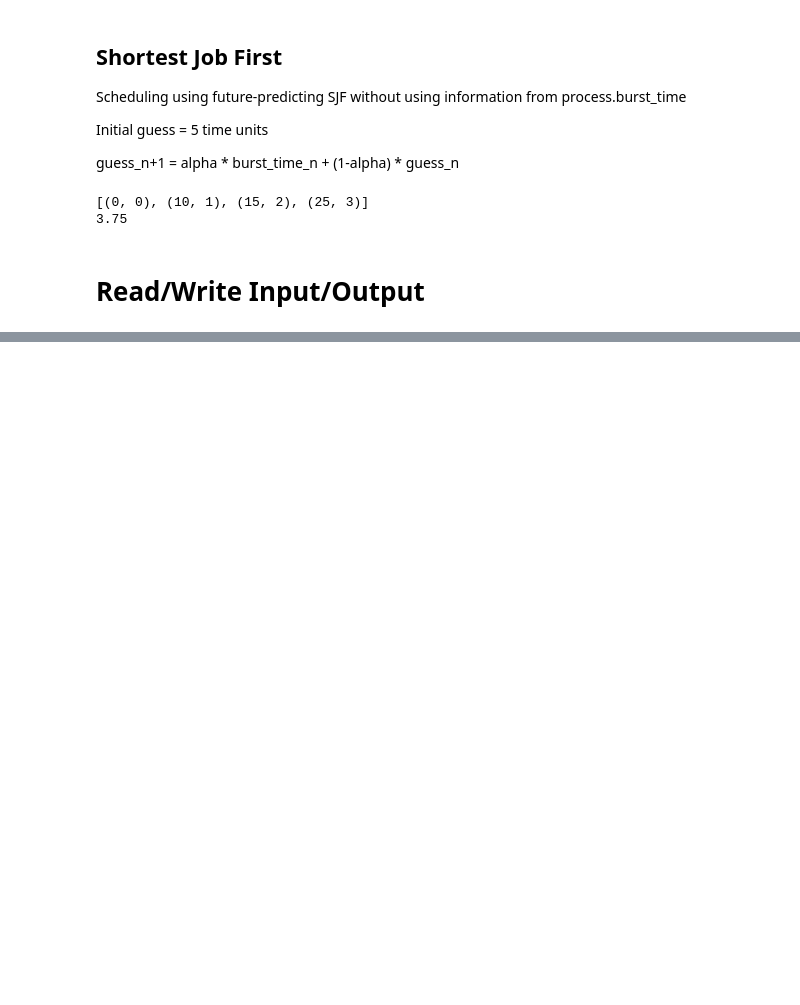
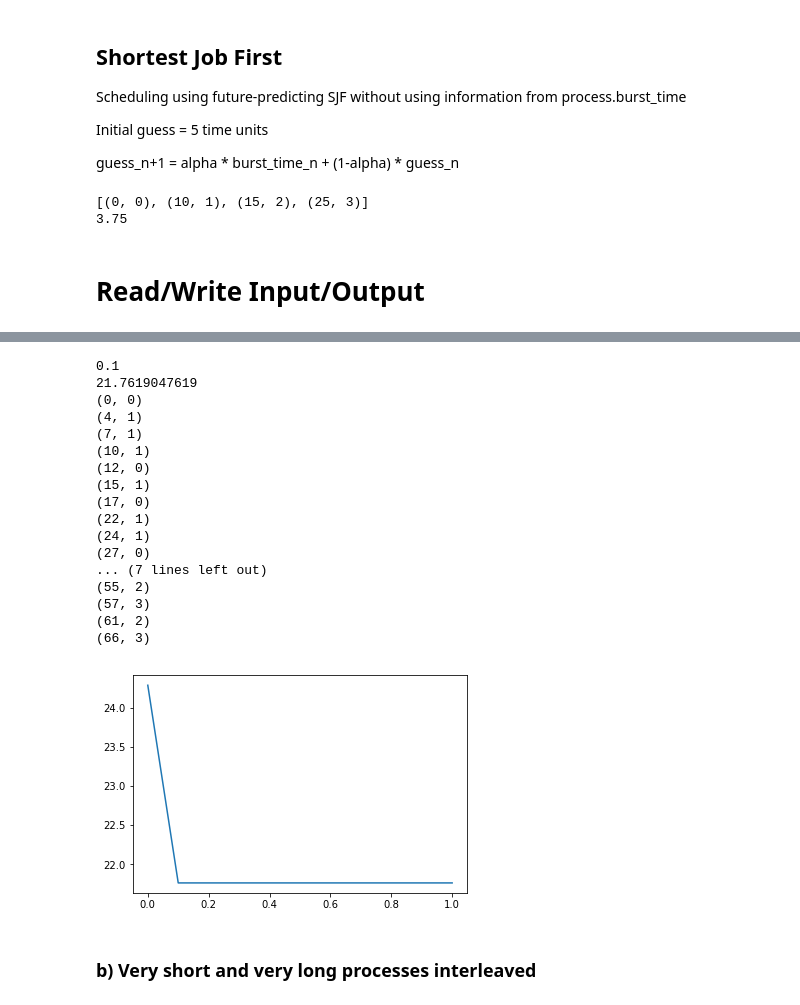
Before and after one commit to ackoroa/process_scheduling, a Jupyter notebook: process_scheduling.ipynb, the cells around one changed output, grey strips where cells are left out. Saved outputs shown, nothing was run; the diff lists cells and outputs as text; code cells hidden in the pictures; blank space fills up the shorter version.

```diff
--- a/process_scheduling.ipynb
+++ b/process_scheduling.ipynb
@@ -320,0 +480,38 @@ simulating SJF ----
+# %%
+SJF_avg_waiting_times = []
+min_avg_time = 10000000
+opt_alpha = -1
+opt_schedule = []
+for alpha in alpha_range:
+    schedule, avg_waiting_time =  SJF_scheduling(process_list, alpha = alpha)
+    SJF_avg_waiting_times.append(avg_waiting_time)
+    if min_avg_time > avg_waiting_time:
+        min_avg_time = avg_waiting_time
+        opt_alpha = alpha
+        opt_schedule = schedule
+
+plt.plot(alpha_range, SJF_avg_waiting_times)
+print opt_alpha
+print min_avg_time
+print '\n'.join(map(str, opt_schedule))
+# %% [output]
+0.1
+21.7619047619
+(0, 0)
+(4, 1)
+(7, 1)
+(10, 1)
+(12, 0)
+(15, 1)
+(17, 0)
+(22, 1)
+(24, 1)
+(27, 0)
+... (7 lines left out)
+(55, 2)
+(57, 3)
+(61, 2)
+(66, 3)
+[figure, added]
+# %% [markdown]
+### b) Very short and very long processes interleaved
```
Also changed, not shown: parts of 14 cells of this notebook, 2 other files.
